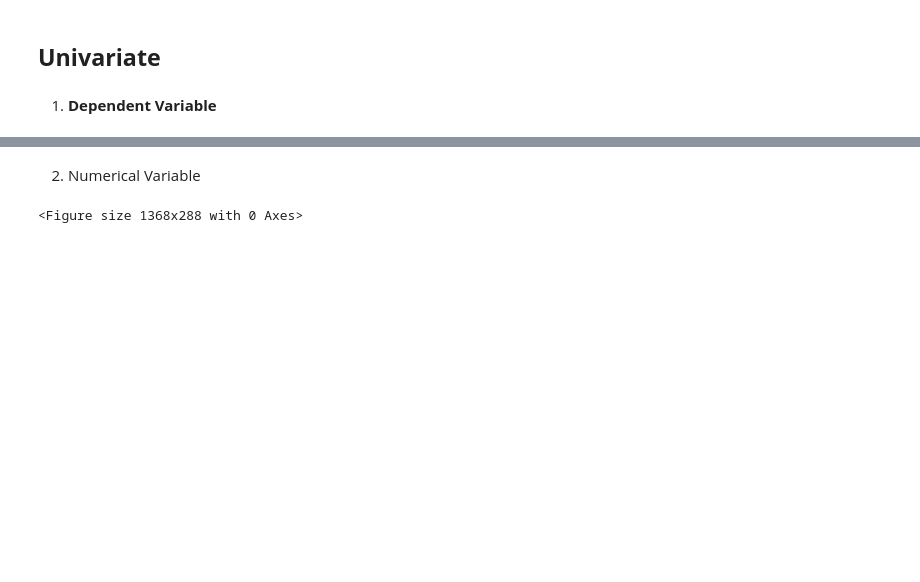
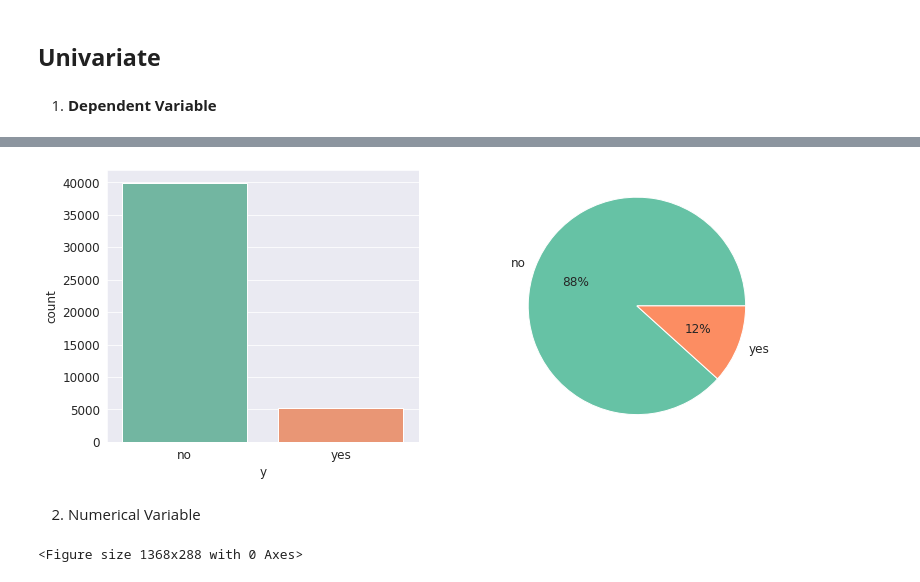
Before and after one commit to GODxFATHER/Bank-Marketing-Effectiveness-Prediction, a Jupyter notebook: Bank_Marketing_Effectiveness_Prediction_Capstone_Project.ipynb, the cells around one changed output, grey strips where cells are left out. Saved outputs shown, nothing was run; the diff lists cells and outputs as text; code cells hidden in the pictures; blank space fills up the shorter version.

```diff
--- a/Bank_Marketing_Effectiveness_Prediction_Capstone_Project.ipynb
+++ b/Bank_Marketing_Effectiveness_Prediction_Capstone_Project.ipynb
@@ -185,3 +191,15 @@ sns.histplot(df.y)
+# %%
+plt.figure(figsize=(19,5))
+sns.set_color_codes()
+plt.subplot(1, 3, 1)
+sns.countplot(df.y,  palette='Set2')#, color = colors)
+
+plt.subplot(1, 3, 2)
+plt.pie(data, labels = labels, colors = colors, autopct='%.0f%%')
+
+plt.show()
+# %% [output]
+[figure, added]
 # %% [markdown]
 2. Numerical Variable
 # %%
```
Also changed, not shown: parts of 36 cells of this notebook.
